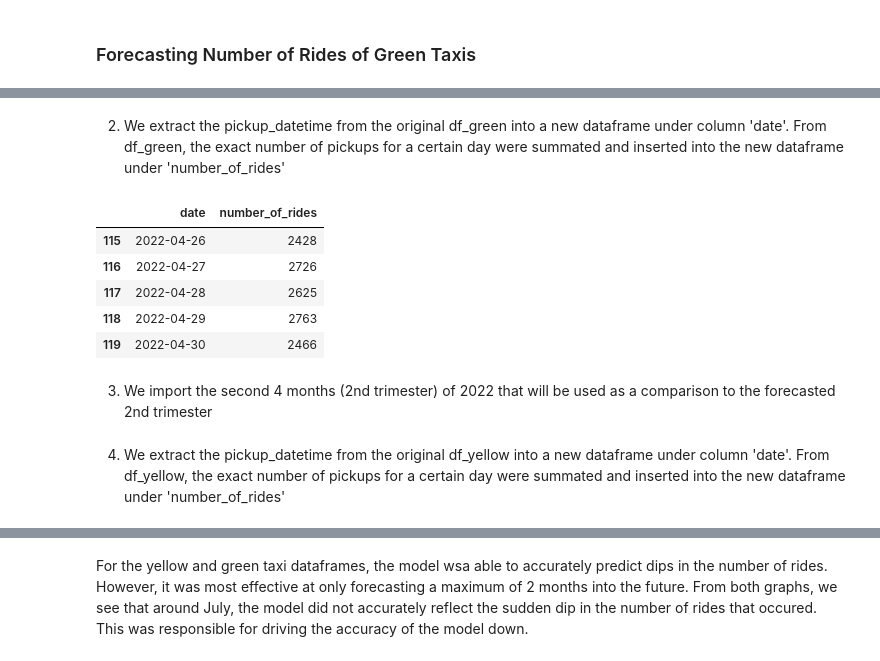
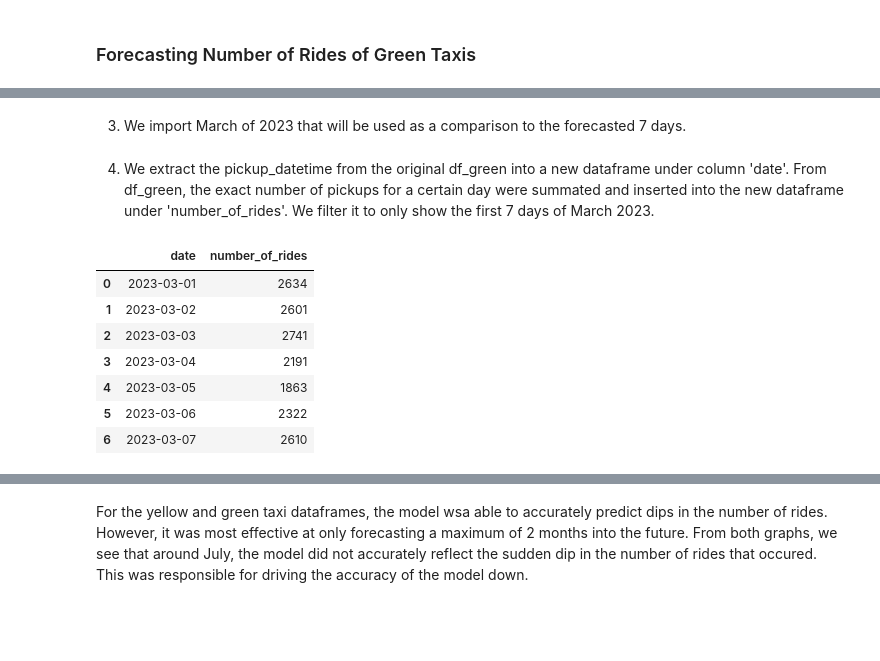
Before and after one commit to ngiorda4/NYC-Taxi-Analysis-and-Forecasting, a Jupyter notebook: 4_NGtemporal_spatial_data_analysis.ipynb, the cells around one changed output, grey strips where cells are left out. Saved outputs shown, nothing was run; the diff lists cells and outputs as text; code cells hidden in the pictures; blank space fills up the shorter version.

```diff
--- a/4_NGtemporal_spatial_data_analysis.ipynb
+++ b/4_NGtemporal_spatial_data_analysis.ipynb
@@ -351,8 +351,8 @@ base_url_green = "https://d37ci6vzurychx.cloudfront.net/trip-data/green_tripdata
 zones_url = 'https://drive.google.com/file/d/12VgjWXkyEBsxzuKFxIkAevEbao85ei0T/view?usp=sharing'
 
 # Define the months and year you're interested in
-months = ['01', '02', '03', '04']
-year = '2022'
+months = ['01', '02']
+year = '2023'
 
 # Create empty lists to store the dataframes
 df_yellow_list = []
@@ -371,6 +371,7 @@ for month in months:
 # Concatenate the list of dataframes into a single dataframe
 df_yellow = pd.concat(df_yellow_list)
 df_green = pd.concat(df_green_list)
+df_zones = load_data_from_google_drive(url=zones_url)
 
 # FOR YELLOW DF
 import pandas as pd
@@ -417,8 +429,8 @@ base_url_green = "https://d37ci6vzurychx.cloudfront.net/trip-data/green_tripdata
 zones_url = 'https://drive.google.com/file/d/12VgjWXkyEBsxzuKFxIkAevEbao85ei0T/view?usp=sharing'
 
 # Define the months and year you're interested in
-months = ['05', '06', '07', '08']
-year = '2022'
+months = ['03']
+year = '2023'
 
 # Create empty lists to store the dataframes
 df_yellow_list = []
@@ -560,3 +702,5 @@ plt.show()
+# %% [markdown]
+3. We import March of 2023 that will be used as a comparison to the forecasted 7 days.
 # %%
 import pandas as pd
 from src.utils import load_data_from_google_drive
@@ -567,8 +711,8 @@ base_url_green = "https://d37ci6vzurychx.cloudfront.net/trip-data/green_tripdata
 zones_url = 'https://drive.google.com/file/d/12VgjWXkyEBsxzuKFxIkAevEbao85ei0T/view?usp=sharing'
 
 # Define the months and year you're interested in
-months = ['01', '02', '03', '04']
-year = '2022'
+months = ['03']
+year = '2023'
 
 # Create empty lists to store the dataframes
 df_yellow_list = []
@@ -603,23 +747,23 @@ df_with_coord_green.drop(['LocationID_x', 'LocationID_y', 'borough_x', 'Shape_Le
 # Renamed columns
 df_with_coord_green.rename(columns={'lat_x': 'PU_lat', 'lng_x': 'PU_lng', 'lat_y': 'DO_lat', 'lng_y': 'DO_lng', 'zone_x': 'PU_zone', 'zone_y': 'DO_zone'}, inplace=True)
 # %% [markdown]
-2. We extract the pickup_datetime from the original df_green into a new dataframe under column 'date'. From df_green, the exact number of pickups for a certain day were summated and inserted into the new dataframe under 'number_of_rides'
+4. We extract the pickup_datetime from the original df_green into a new dataframe under column 'date'. From df_green, the exact number of pickups for a certain day were summated and inserted into the new dataframe under 'number_of_rides'. We filter it to only show the first 7 days of March 2023.
 # %%
 df_with_coord_green['pickup_datetime'] = pd.to_datetime(df_with_coord_green['lpep_pickup_datetime'])
 df_with_coord_green['date'] = df_with_coord_green['pickup_datetime'].dt.floor('D')
-df_with_coord_green_2022 = df_with_coord_green[df_with_coord_green['pickup_datetime'].dt.year == 2022]
-df_rides_test = df_with_coord_green_2022['date'].value_counts().reset_index()
-df_rides_test.columns = ['date', 'number_of_rides']
-df_rides_test = df_rides_test.sort_values('date').reset_index(drop=True)
-df_rides_test = df_rides_test.drop(range(120, 123)).reset_index(drop=True)
+df_with_coord_green_2023 = df_with_coord_green[df_with_coord_green['pickup_datetime'].dt.year == 2023]
+df_rides_actual = df_with_coord_green_2023['date'].value_counts().reset_index()
+df_rides_actual.columns = ['date', 'number_of_rides']
+df_rides_actual = df_rides_actual.sort_values('date').reset_index(drop=True)
+df_rides_actual = df_rides_actual.drop(range(0,5)).drop(range(12,37)).reset_index(drop=True)
 
-df_rides_test.tail()
+df_rides_actual.head(20)
 # %% [output]
 |  | date | number_of_rides |
-| 115 | 2022-04-26 | 2428 |
-| 116 | 2022-04-27 | 2726 |
-| 117 | 2022-04-28 | 2625 |
-| 118 | 2022-04-29 | 2763 |
-| 119 | 2022-04-30 | 2466 |
+| 0 | 2023-03-01 | 2634 |
+| 1 | 2023-03-02 | 2601 |
+| 2 | 2023-03-03 | 2741 |
+| 3 | 2023-03-04 | 2191 |
+| 4 | 2023-03-05 | 1863 |
+| 5 | 2023-03-06 | 2322 |
+| 6 | 2023-03-07 | 2610 |
-# %% [markdown]
-3. We import the second 4 months (2nd trimester) of 2022 that will be used as a comparison to the forecasted 2nd trimester
@@ -671,2 +769,0 @@ df_with_coord_green.rename(columns={'lat_x': 'PU_lat', 'lng_x': 'PU_lng', 'lat_y
-# %% [markdown]
-4. We extract the pickup_datetime from the original df_yellow into a new dataframe under column 'date'. From df_yellow, the exact number of pickups for a certain day were summated and inserted into the new dataframe under 'number_of_rides'
```
Also changed, not shown: parts of 24 cells of this notebook.
